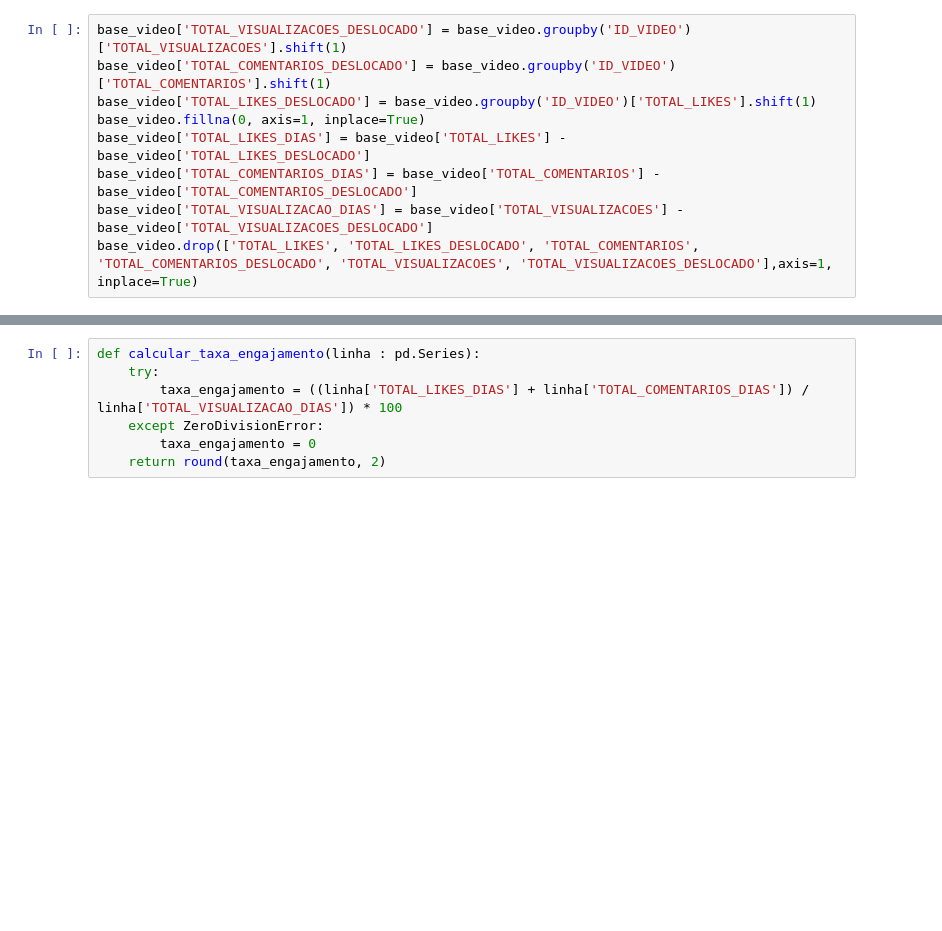
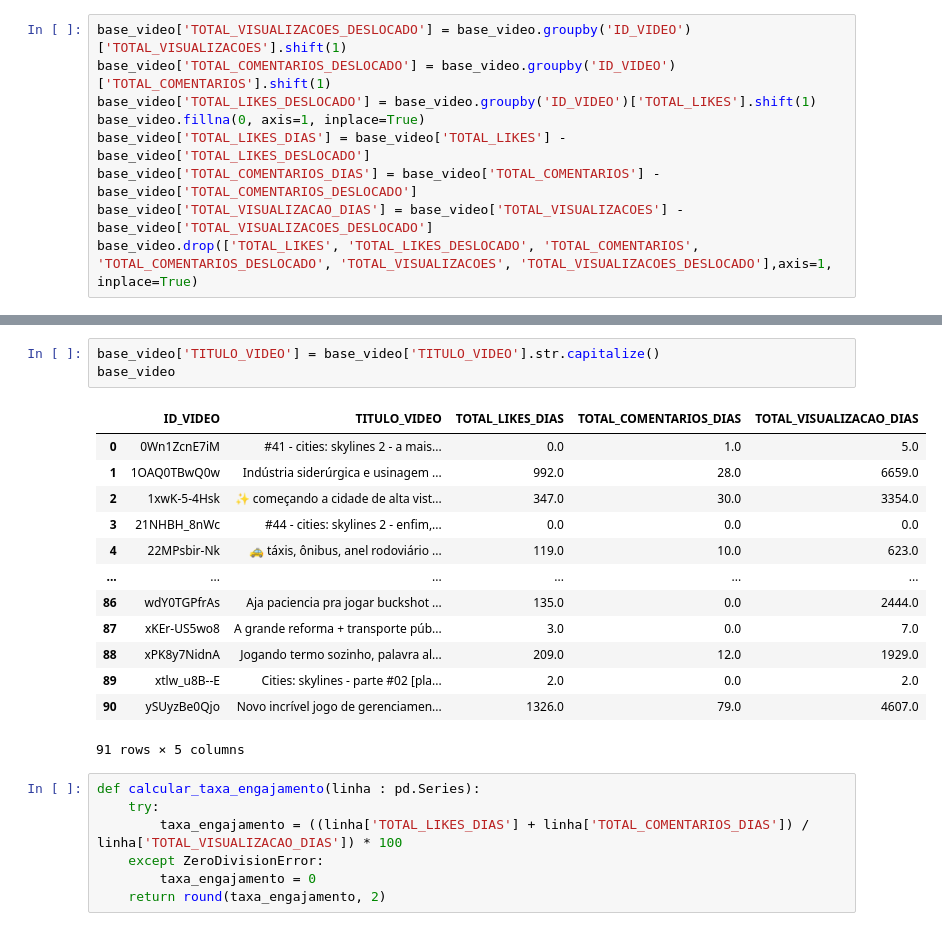
Before and after one commit to rodrigorocha1/analise_dados_youtube, a Jupyter notebook: notebooks_v2/visualizacoes.ipynb, the cells around one changed output, grey strips where cells are left out. Saved outputs shown, nothing was run; the diff lists cells and outputs as text; blank space fills up the shorter version.

```diff
--- a/notebooks_v2/visualizacoes.ipynb
+++ b/notebooks_v2/visualizacoes.ipynb
@@ -1008,3 +963,20 @@ base_video
+# %%
+base_video['TITULO_VIDEO'] = base_video['TITULO_VIDEO'].str.capitalize()
+base_video
+# %% [output]
+|  | ID_VIDEO | TITULO_VIDEO | TOTAL_LIKES_DIAS | TOTAL_COMENTARIOS_DIAS | TOTAL_VISUALIZACAO_DIAS |
+| 0 | 0Wn1ZcnE7iM | #41 - cities: skylines 2 - a mais... | 0.0 | 1.0 | 5.0 |
+| 1 | 1OAQ0TBwQ0w | Indústria siderúrgica e usinagem ... | 992.0 | 28.0 | 6659.0 |
+| 2 | 1xwK-5-4Hsk | ✨ começando a cidade de alta vist... | 347.0 | 30.0 | 3354.0 |
+| 3 | 21NHBH_8nWc | #44 - cities: skylines 2 - enfim,... | 0.0 | 0.0 | 0.0 |
+| 4 | 22MPsbir-Nk | 🚕 táxis, ônibus, anel rodoviário ... | 119.0 | 10.0 | 623.0 |
+| ... | ... | ... | ... | ... | ... |
+| 86 | wdY0TGPfrAs | Aja paciencia pra jogar buckshot ... | 135.0 | 0.0 | 2444.0 |
+| 87 | xKEr-US5wo8 | A grande reforma + transporte púb... | 3.0 | 0.0 | 7.0 |
+| 88 | xPK8y7NidnA | Jogando termo sozinho, palavra al... | 209.0 | 12.0 | 1929.0 |
+| 89 | xtlw_u8B--E | Cities: skylines - parte #02 [pla... | 2.0 | 0.0 | 2.0 |
+| 90 | ySUyzBe0Qjo | Novo incrível jogo de gerenciamen... | 1326.0 | 79.0 | 4607.0 |
+91 rows × 5 columns
 # %%
 def calcular_taxa_engajamento(linha : pd.Series):
     try:
```
Also changed, not shown: parts of 7 cells of this notebook.
